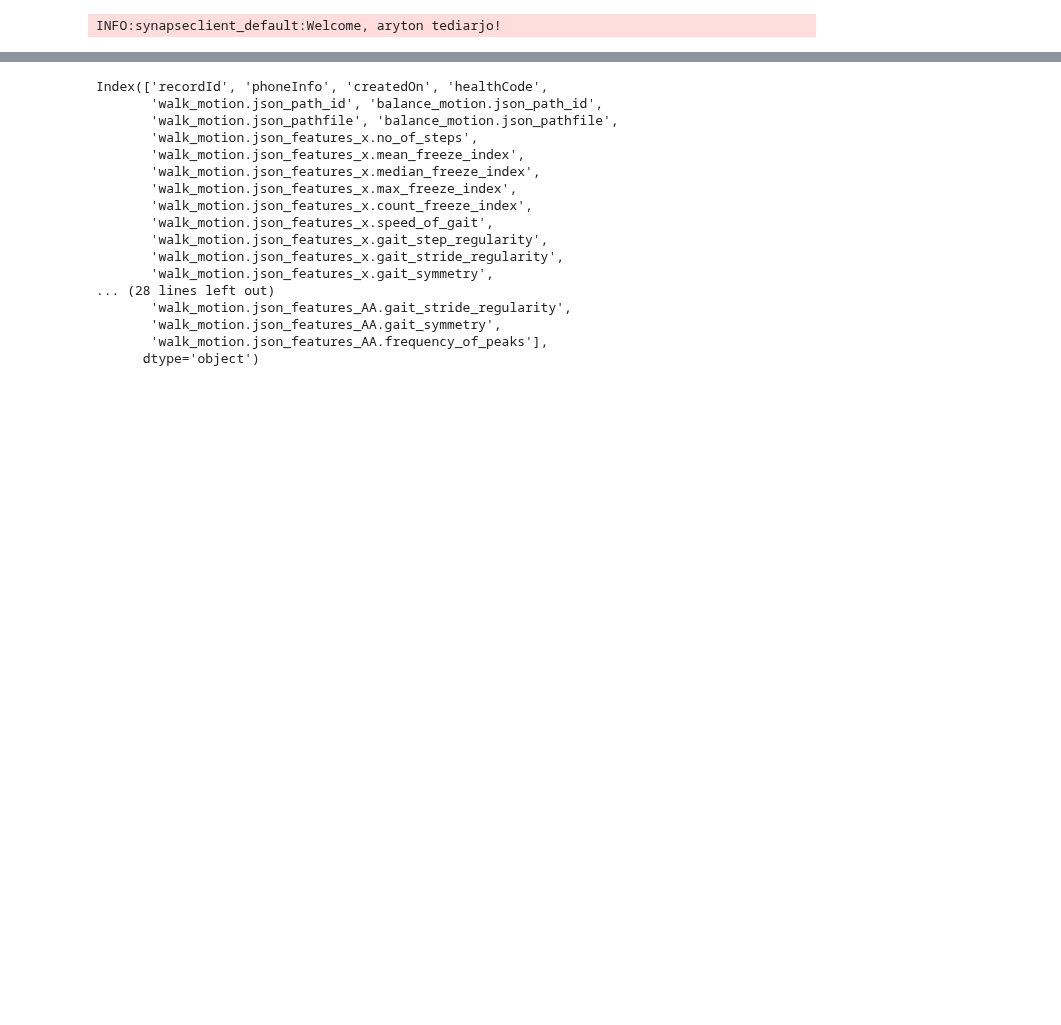
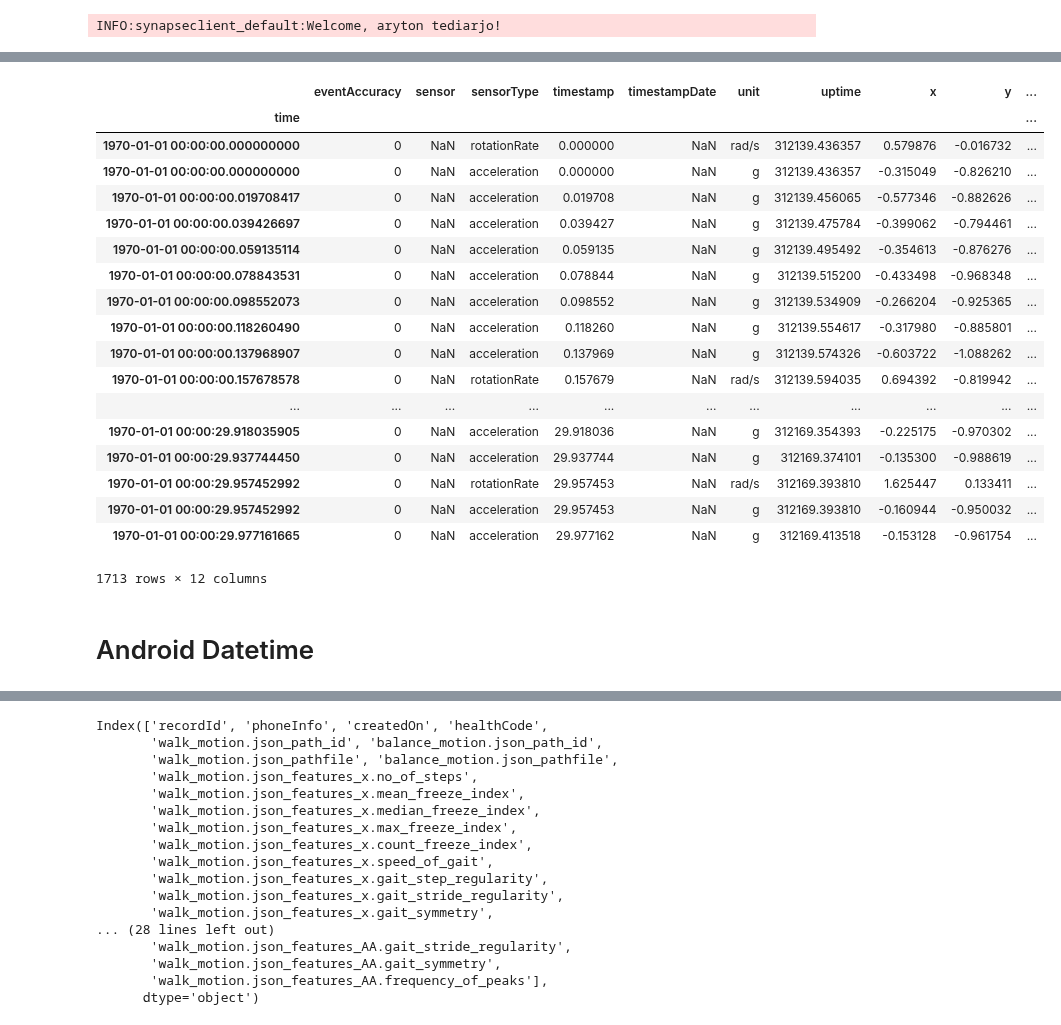
Before and after one commit to arytontediarjo/mPower-Analysis, a Jupyter notebook: Notebooks/etc.ipynb, the cells around one changed output, grey strips where cells are left out. Saved outputs shown, nothing was run; the diff lists cells and outputs as text; code cells hidden in the pictures; blank space fills up the shorter version.

```diff
--- a/Notebooks/etc.ipynb
+++ b/Notebooks/etc.ipynb
@@ -83,0 +28,8 @@ data
+# %%
+android_data = get_synapse_table(syn, ["4b1faed8-9f46-457d-b3cc-e158c2af4f65",
+                              "ae8fe177-8e0f-4cd7-a9eb-bd5a82ac02d3",
+                              "34b5cc66-2913-48e2-be04-07ebade1300d",
+                              "03366c61-0e20-4afd-973c-4f0a5685385d",
+                              "ea790311-50de-4991-b9a6-f1026531d19a",
+                              "e3b19543-41dc-402e-aafe-c2c50b469be4",
+                            "6d9b0436-6740-4c50-81ea-4696647b49fb"], "syn12514611", "V2")
@@ -83,0 +40,26 @@ data
+# %%
+data = open_filepath(android_data["walk_motion.json_pathfile"].iloc[0]).sort_values(by = "timestamp")
+# %%
+utils.clean_accelerometer_data(data)
+# %% [output]
+|  | eventAccuracy | sensor | sensorType | timestamp | timestampDate | unit | uptime | x | y | ... |
+| time |  |  |  |  |  |  |  |  |  | ... |
+| 1970-01-01 00:00:00.000000000 | 0 | NaN | rotationRate | 0.000000 | NaN | rad/s | 312139.436357 | 0.579876 | -0.016732 | ... |
+| 1970-01-01 00:00:00.000000000 | 0 | NaN | acceleration | 0.000000 | NaN | g | 312139.436357 | -0.315049 | -0.826210 | ... |
+| 1970-01-01 00:00:00.019708417 | 0 | NaN | acceleration | 0.019708 | NaN | g | 312139.456065 | -0.577346 | -0.882626 | ... |
+| 1970-01-01 00:00:00.039426697 | 0 | NaN | acceleration | 0.039427 | NaN | g | 312139.475784 | -0.399062 | -0.794461 | ... |
+| 1970-01-01 00:00:00.059135114 | 0 | NaN | acceleration | 0.059135 | NaN | g | 312139.495492 | -0.354613 | -0.876276 | ... |
+| 1970-01-01 00:00:00.078843531 | 0 | NaN | acceleration | 0.078844 | NaN | g | 312139.515200 | -0.433498 | -0.968348 | ... |
+| 1970-01-01 00:00:00.098552073 | 0 | NaN | acceleration | 0.098552 | NaN | g | 312139.534909 | -0.266204 | -0.925365 | ... |
+| 1970-01-01 00:00:00.118260490 | 0 | NaN | acceleration | 0.118260 | NaN | g | 312139.554617 | -0.317980 | -0.885801 | ... |
+| 1970-01-01 00:00:00.137968907 | 0 | NaN | acceleration | 0.137969 | NaN | g | 312139.574326 | -0.603722 | -1.088262 | ... |
+| 1970-01-01 00:00:00.157678578 | 0 | NaN | rotationRate | 0.157679 | NaN | rad/s | 312139.594035 | 0.694392 | -0.819942 | ... |
+| ... | ... | ... | ... | ... | ... | ... | ... | ... | ... | ... |
+| 1970-01-01 00:00:29.918035905 | 0 | NaN | acceleration | 29.918036 | NaN | g | 312169.354393 | -0.225175 | -0.970302 | ... |
+| 1970-01-01 00:00:29.937744450 | 0 | NaN | acceleration | 29.937744 | NaN | g | 312169.374101 | -0.135300 | -0.988619 | ... |
+| 1970-01-01 00:00:29.957452992 | 0 | NaN | rotationRate | 29.957453 | NaN | rad/s | 312169.393810 | 1.625447 | 0.133411 | ... |
+| 1970-01-01 00:00:29.957452992 | 0 | NaN | acceleration | 29.957453 | NaN | g | 312169.393810 | -0.160944 | -0.950032 | ... |
+| 1970-01-01 00:00:29.977161665 | 0 | NaN | acceleration | 29.977162 | NaN | g | 312169.413518 | -0.153128 | -0.961754 | ... |
+1713 rows × 12 columns
+# %% [markdown]
+# Android Datetime
```
Also changed, not shown: parts of 20 cells of this notebook, 29 other files.
